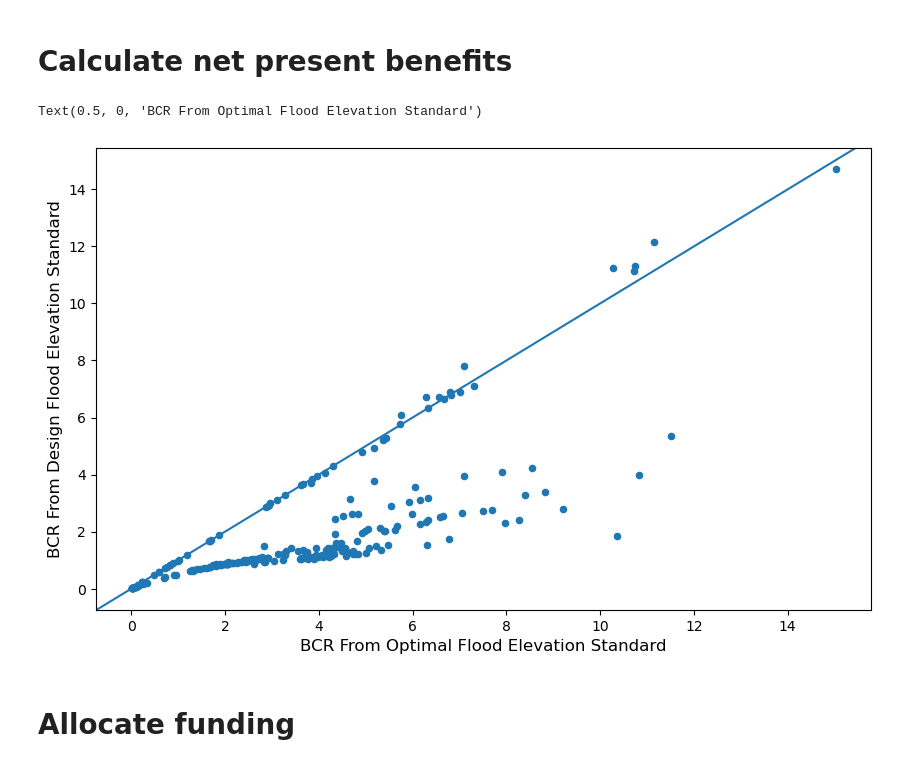
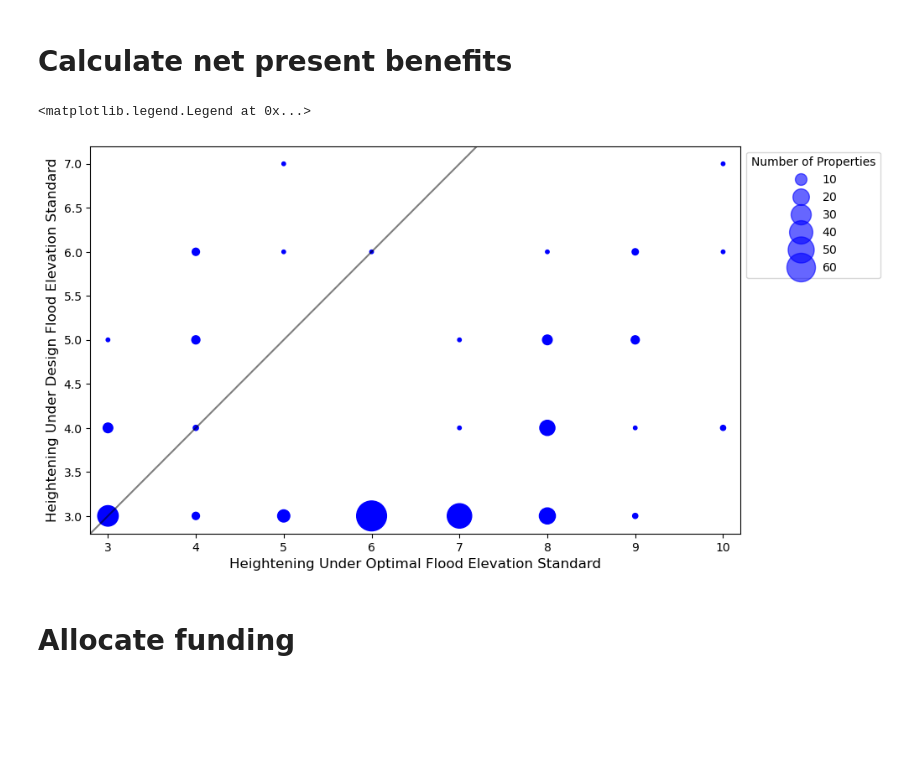
Before and after one commit to abpoll/gc_elev, a Jupyter notebook: workflow/notebooks/allocate_funds.ipynb, the cells around one changed output. Drawn from its saved outputs; the diff is of its cells as text; code cells hidden in the pictures; blank space fills up the shorter version.

```diff
--- a/workflow/notebooks/allocate_funds.ipynb
+++ b/workflow/notebooks/allocate_funds.ipynb
@@ -113,2 +57,9 @@ lifetime = rng.weibull(W_SHAPE, N_SOW)*W_SCALE
+# %%
+# Get the difference of benefits and costs
+ens_df['npv_opt'] = ens_df['pv_avoid'] - ens_df['pv_cost']
+ens_df['npv_dfe'] = ens_df['pv_avoid_dfe'] - ens_df['pv_cost_dfe']
+# And the ratio
+ens_df['bcr_opt'] = ens_df['pv_avoid']/ens_df['pv_cost']
+ens_df['bcr_dfe'] = ens_df['pv_avoid_dfe']/ens_df['pv_cost_dfe']
 # %% [markdown]
 # Calculate net present benefits
@@ -205,24 +66,34 @@ ens_df['pv_cost_dfe'] = ens_df['elev_invst_dfe'] + ens_df['pv_r_eal_dfe']
-# %%
-# Now get the difference of benefits and costs
-ens_df['npv_opt'] = ens_df['pv_opt_elev'] - ens_df['pv_cost_opt']
-ens_df['npv_dfe'] = ens_df['pv_dfe_elev'] - ens_df['pv_cost_dfe']
-# And the ratio
-ens_df['bcr_opt'] = ens_df['pv_opt_elev']/ens_df['pv_cost_opt']
-ens_df['bcr_dfe'] = ens_df['pv_dfe_elev']/ens_df['pv_cost_dfe']
 # %%
-temp = ens_df.groupby('fd_id')['bcr_opt'].mean()
-temp2 = ens_df.groupby('fd_id')['bcr_dfe'].mean()
+temp = ens_df.groupby('fd_id')['opt_elev'].first()
+temp2 = ens_df.groupby('fd_id')['dfe_elev'].first()
 comp = pd.concat([temp, temp2], axis=1)
+comp_s = comp.groupby(['opt_elev', 'dfe_elev']).size().rename('n').reset_index()
+comp_s['opt_elev'] = comp_s['opt_elev'].astype(int)
+comp_s['dfe_elev'] = comp_s['dfe_elev'].astype(int)
 
 import matplotlib.pyplot as plt
 fig, ax = plt.subplots(figsize=(10, 6))
-comp.plot(x='bcr_opt', y='bcr_dfe', ax=ax, kind='scatter')
-ax.axline([0, 0], [1, 1])
-ax.set_ylabel('BCR From Design Flood Elevation Standard', size=12)
-ax.set_xlabel('BCR From Optimal Flood Elevation Standard', size=12)
+scatter = ax.scatter(x=comp_s['opt_elev'],
+                     y=comp_s['dfe_elev'],
+                     color='blue',
+                     s=10*comp_s['n'])
+ax.axline([0, 0], [1, 1], color='black', alpha=.5)
+ax.set_xlim([2.8, 10.2])
+ax.set_ylim([2.8, 7.2])
+ax.set_ylabel('Heightening Under Design Flood Elevation Standard', size=12)
+ax.set_xlabel('Heightening Under Optimal Flood Elevation Standard', size=12)
+handles, labels = scatter.legend_elements(prop="sizes",
+                                          alpha=0.6,
+                                          func=lambda x: x/10,
+                                          num=5,
+                                          color='blue')
+ax.legend(handles,
+          labels,
+          bbox_to_anchor=(1, 1),
+          title="Number of Properties")
 # %% [output]
-Text(0.5, 0, 'BCR From Optimal Flood Elevation Standard')
+<matplotlib.legend.Legend at 0x...>
-[figure, old version]
+[figure, new version]
 # %% [markdown]
 # Allocate funding
 # %%
```
Also changed, not shown: parts of 5 cells of this notebook, 1 other file.
